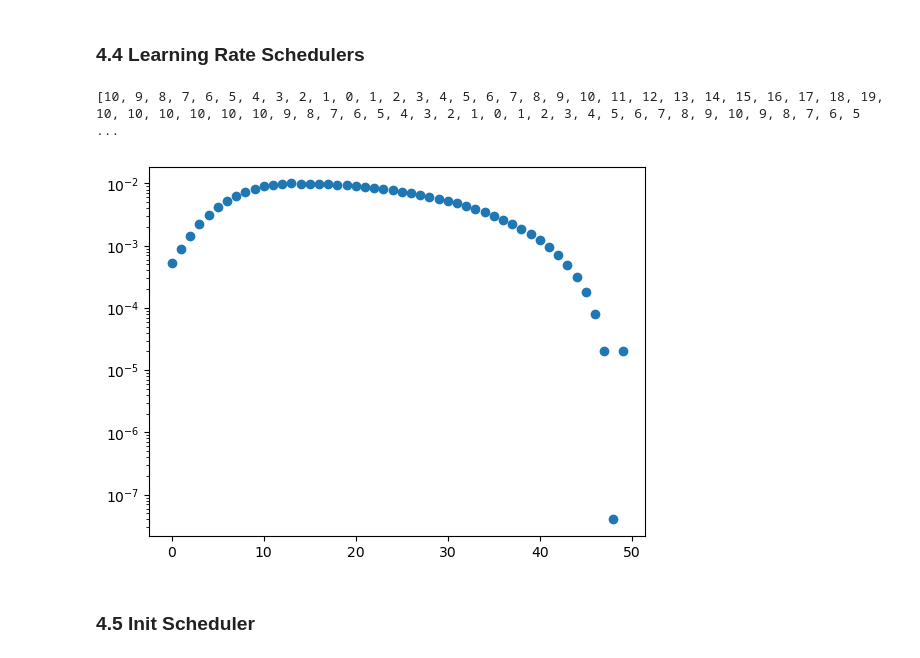
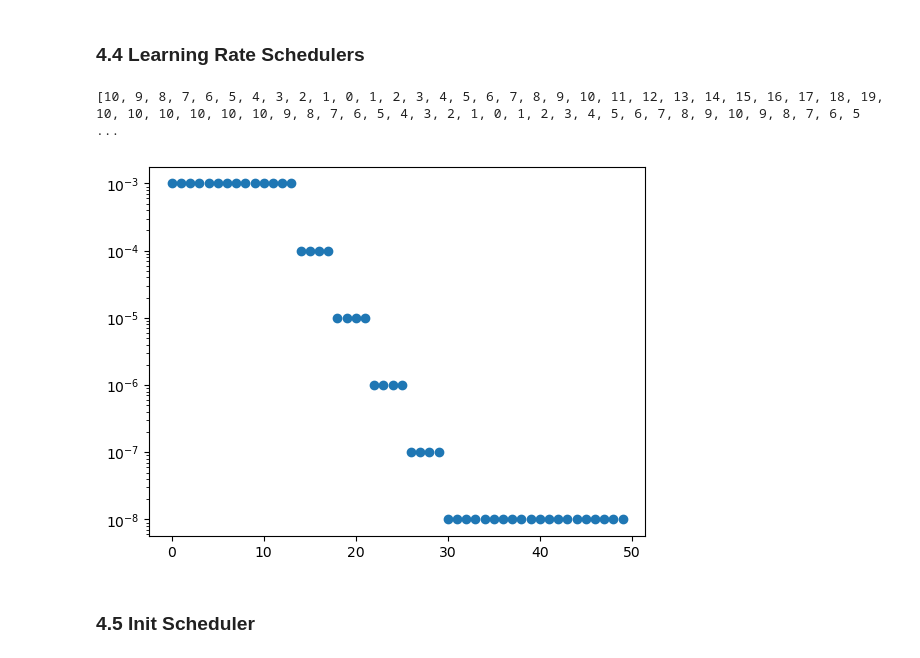
Before and after one commit to Ataago-AI/NN-Deep-Learning, a Jupyter notebook: assignment/NN_DL_Assignment_1.ipynb, the cells around one changed output. Cells and saved outputs as stored; diff of their text form; code cells hidden in the pictures.

Commit message:
v0.6.3 : [incomplete] Deep Conv : 87%@36Epochs

```diff
--- a/assignment/NN_DL_Assignment_1.ipynb
+++ b/assignment/NN_DL_Assignment_1.ipynb
@@ -725,10 +630,10 @@ STRIDE = 1
 # channels = [IMG_CHANNELS, 5, 7, 9, 11, 13]
 #channels = [IMG_CHANNELS, 16, 64, 256]#, 512, 1028]
 #channels = [[IMG_CHANNELS, 16, 64], [64, 256, 1028]]
-channels = [[IMG_CHANNELS, 64, 128, 256, 512]]
+channels = [[IMG_CHANNELS, 128, 256], [256, 512, 1028]]
 #channels = [[IMG_CHANNELS, 4, 8], [8, 16, 32], [32, 64, 128], [128, 256, 512], [512, 1024, 1024]]
 N = len(channels)
-Ks = [2] * N
+Ks = [3] * N
 #Ks = [3, 1]
 #
 model = Model(
@@ -782,7 +687,7 @@ criterion = nn.CrossEntropyLoss()
 # %%
 # Init optimizer
 WEIGHT_DECAY = 1e-4 #0.05 # 0.15
-LR = 1e-2
+LR = 1e-3
 
 optimizer = torch.optim.AdamW(model.parameters(), lr=LR, weight_decay=WEIGHT_DECAY)
 # %% [markdown]
@@ -798,8 +703,8 @@ def visualise_lr(scheduler, epochs = 20):
     for i in range(epochs):
         #for j in range(len(trainloader)):
         optimizer.step()
-        #scheduler.step(values[i])
-        scheduler.step()
+        scheduler.step(values[i])
+        #scheduler.step()
         #lrs_.append(scheduler.get_last_lr())
         lrs_.append(optimizer.param_groups[0]['lr'])
 
@@ -823,22 +728,18 @@ def init_scheduler(optimizer, lr, scheduler_name):
     schedulers["one_cycle_scheduler"] = torch.optim.lr_scheduler.OneCycleLR(optimizer, max_lr=1e-2, total_steps=50, )#epochs=20, steps_per_epoch=len(trainloader), )
     #schedulers["reduce_on_plateau_scheduler"] = torch.optim.lr_scheduler.OneCycleLR(optimizer, 0.01, epochs=7, steps_per_epoch=len(trainloader))
 
-    #torch.optim.lr_scheduler.ReduceLROnPlateau(optimizer, mode='min', factor=0.1, patience=3, threshold=0.0001, threshold_mode='rel', cooldown=0, min_lr=0, eps=1e-08, verbose=False)
+    schedulers["reduce_on_plateau_scheduler"] = torch.optim.lr_scheduler.ReduceLROnPlateau(optimizer, mode='min', factor=0.1, patience=3, threshold=0.0001, threshold_mode='rel', cooldown=0, min_lr=0, eps=1e-08, verbose=False)
 
-    schedulers["sequential_scheduler"] = torch.optim.lr_scheduler.SequentialLR(optimizer, schedulers=[schedulers["polynomial_scheduler"], schedulers["cyclic_scheduler"]], milestones=[20])#, last_epoch=60)
+    #schedulers["sequential_scheduler"] = torch.optim.lr_scheduler.SequentialLR(optimizer, schedulers=[schedulers["polynomial_scheduler"], schedulers["cyclic_scheduler"]], milestones=[20])#, last_epoch=60)
 
-    #optimizer.param_groups[0]['lr'] = lr
+    optimizer.param_groups[0]['lr'] = lr
 
     return schedulers[scheduler_name]
-# %%
-
-optimizer = torch.optim.Adam(model.parameters(), lr=LR, weight_decay=WEIGHT_DECAY)
-sch = torch.optim.lr_scheduler.OneCycleLR(optimizer, max_lr=1e-2, epochs=50, steps_per_epoch=len(trainloader), )
-
-visualise_lr(scheduler=init_scheduler(optimizer=optimizer, lr=LR, scheduler_name="one_cycle_scheduler"), epochs=50)
-# %% [output]
-[10, 9, 8, 7, 6, 5, 4, 3, 2, 1, 0, 1, 2, 3, 4, 5, 6, 7, 8, 9, 10, 11, 12, 13, 14, 15, 16, 17, 18, 19, 10, 10, 10, 10, 10, 10, 9, 8, 7, 6, 5, 4, 3, 2, 1, 0, 1, 2, 3, 4, 5, 6, 7, 8, 9, 10, 9, 8, 7, 6, 5 ...
-[figure, removed]
+# %%
+visualise_lr(scheduler=init_scheduler(optimizer=optimizer, lr=LR, scheduler_name="reduce_on_plateau_scheduler"), epochs=50)
+# %% [output]
+[10, 9, 8, 7, 6, 5, 4, 3, 2, 1, 0, 1, 2, 3, 4, 5, 6, 7, 8, 9, 10, 11, 12, 13, 14, 15, 16, 17, 18, 19, 10, 10, 10, 10, 10, 10, 9, 8, 7, 6, 5, 4, 3, 2, 1, 0, 1, 2, 3, 4, 5, 6, 7, 8, 9, 10, 9, 8, 7, 6, 5 ...
+[figure, added]
 # %% [markdown]
 ### 4.5 Init Scheduler
 # %%
```
Also changed, not shown: parts of 19 cells of this notebook.
